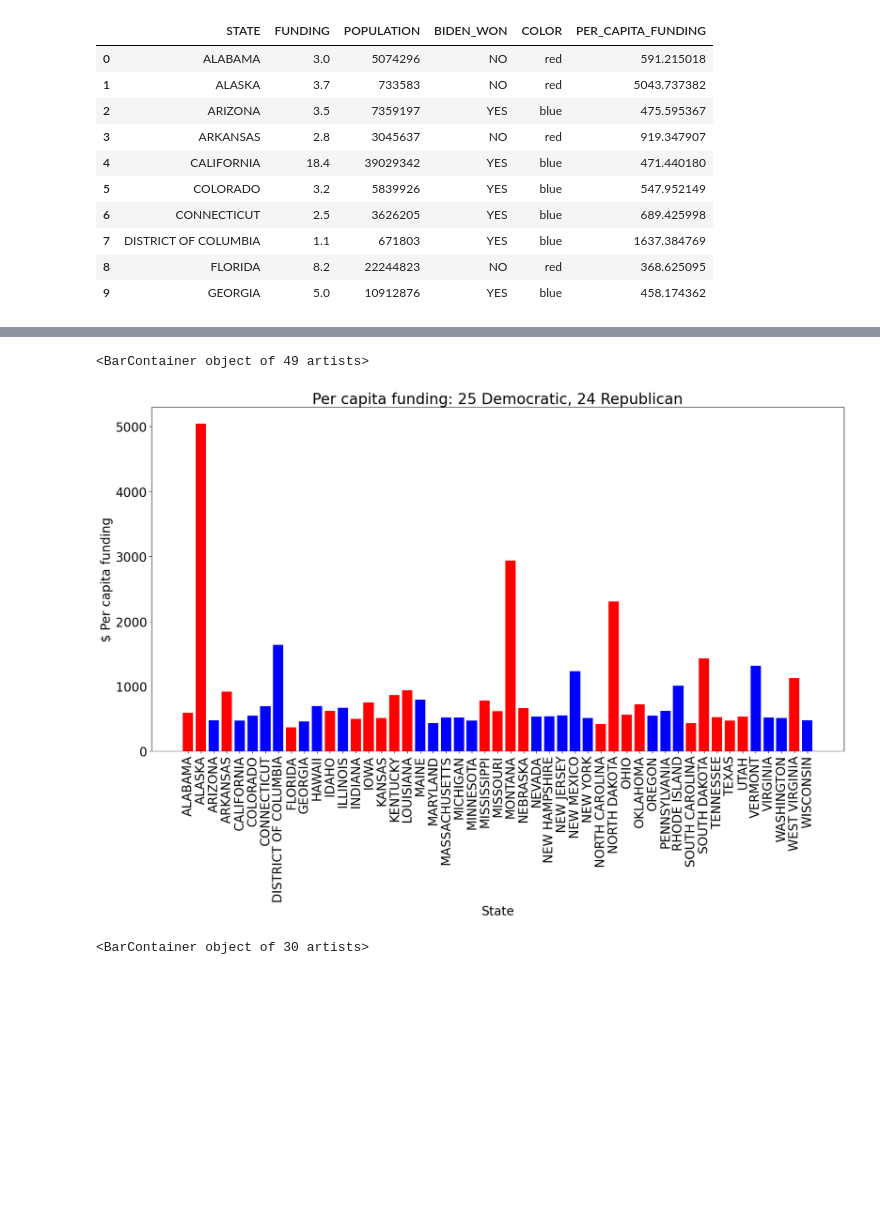
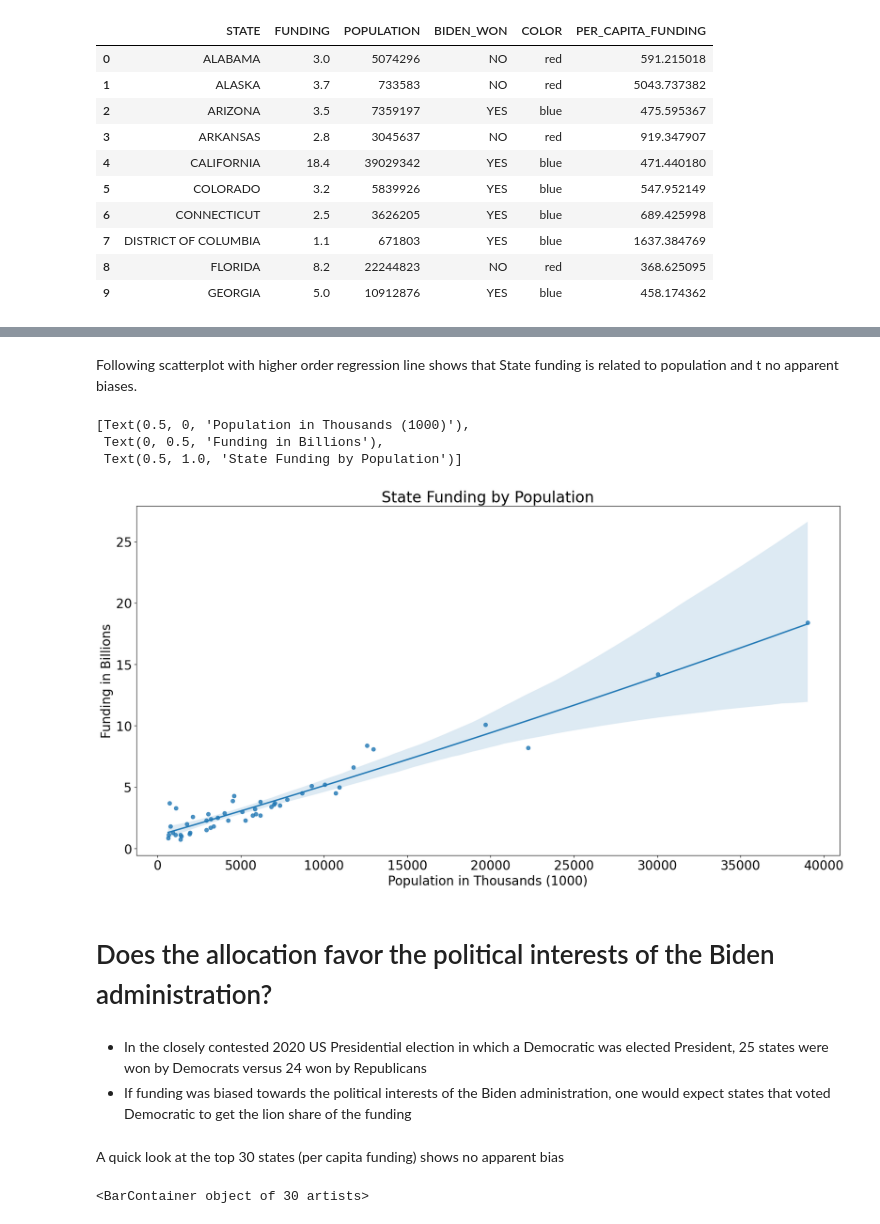
Before and after one commit to himalayahall/DATA608, a Jupyter notebook: Story 1/Story1.ipynb, the cells around one changed output, grey strips where cells are left out. Drawn from its saved outputs; the diff is of its cells as text; code cells hidden in the pictures; blank space fills up the shorter version.

```diff
--- a/Story 1/Story1.ipynb
+++ b/Story 1/Story1.ipynb
@@ -316 +339,22 @@ state_funding_percapita.head(n=10)
+# %% [markdown]
+Following scatterplot with higher order regression line  shows that State funding is related to population and t no apparent biases.
+# %%
+# library & dataset
+import seaborn as sns
+
+# use the function regplot to make a scatterplot
+p = sns.regplot(data=state_funding_percapita, x=x, y=y, order=2, truncate=True)
+p.set(xlabel='Population in Thousands (1000)', ylabel='Funding in Billions', title='State Funding by Population')
+# %% [output]
+[Text(0.5, 0, 'Population in Thousands (1000)'),
+ Text(0, 0.5, 'Funding in Billions'),
+ Text(0.5, 1.0, 'State Funding by Population')]
+[figure, added]
+# %% [markdown]
+# Does the allocation favor the political interests of the Biden administration?
+# %% [markdown]
+- In the closely contested 2020 US Presidential election in which a Democratic was elected President, 25 states were won by Democrats versus 24 won by Republicans
+- If funding was biased towards the political interests of the Biden administration, one would expect states that voted Democratic to get the lion share of the funding
+# %% [markdown]
+A quick look at the top 30 states (per capita funding) shows no apparent bias
 # %%
@@ -321,19 +365,16 @@ state_funding_percapita.to_csv(filepath, index=False)
 # %%
-dems = len(state_funding_percapita[state_funding_percapita['BIDEN_WON'] == 'YES'])
-reps = len(state_funding_percapita) - dems
+# dems = len(state_funding_percapita[state_funding_percapita['BIDEN_WON'] == 'YES'])
+# reps = len(state_funding_percapita) - dems
 
-plt.title(f'Per capita funding: {dems} Democratic, {reps} Republican')
-plt.rcParams['figure.figsize'] = (20, 10)
-plt.rcParams['font.size'] = '20'
-plt.xticks(rotation = 'vertical')
-plt.xlabel('State')
-plt.ylabel('$ Per capita funding')
-plt.bar(state_funding_percapita['STATE'],
-        state_funding_percapita['PER_CAPITA_FUNDING'],
-        color = state_funding_percapita['COLOR'])
+# plt.title(f'Per capita funding: {dems} Democratic, {reps} Republican')
+# plt.rcParams['figure.figsize'] = (20, 10)
+# plt.rcParams['font.size'] = '20'
+# plt.xticks(rotation = 'vertical')
+# plt.xlabel('State')
+# plt.ylabel('$ Per capita funding')
+# plt.bar(state_funding_percapita['STATE'],
+#         state_funding_percapita['PER_CAPITA_FUNDING'],
+#         color = state_funding_percapita['COLOR'])
-# %% [output]
-<BarContainer object of 49 artists>
-[figure, removed]
 # %%
 top_n = 30
 n_largest = state_funding_percapita.nlargest(top_n, 'PER_CAPITA_FUNDING')
```
Also changed, not shown: parts of 14 cells of this notebook, 12 other files.
